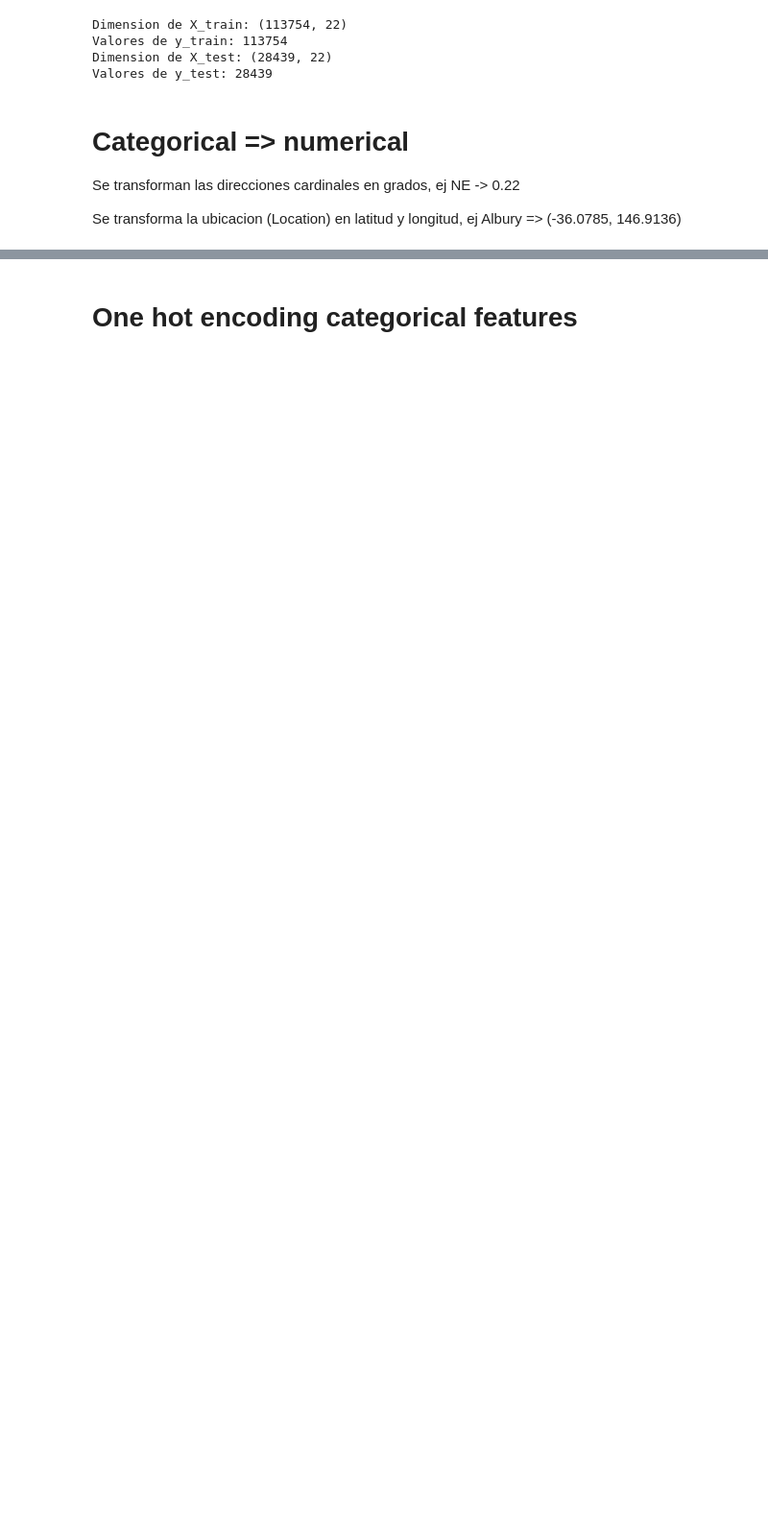
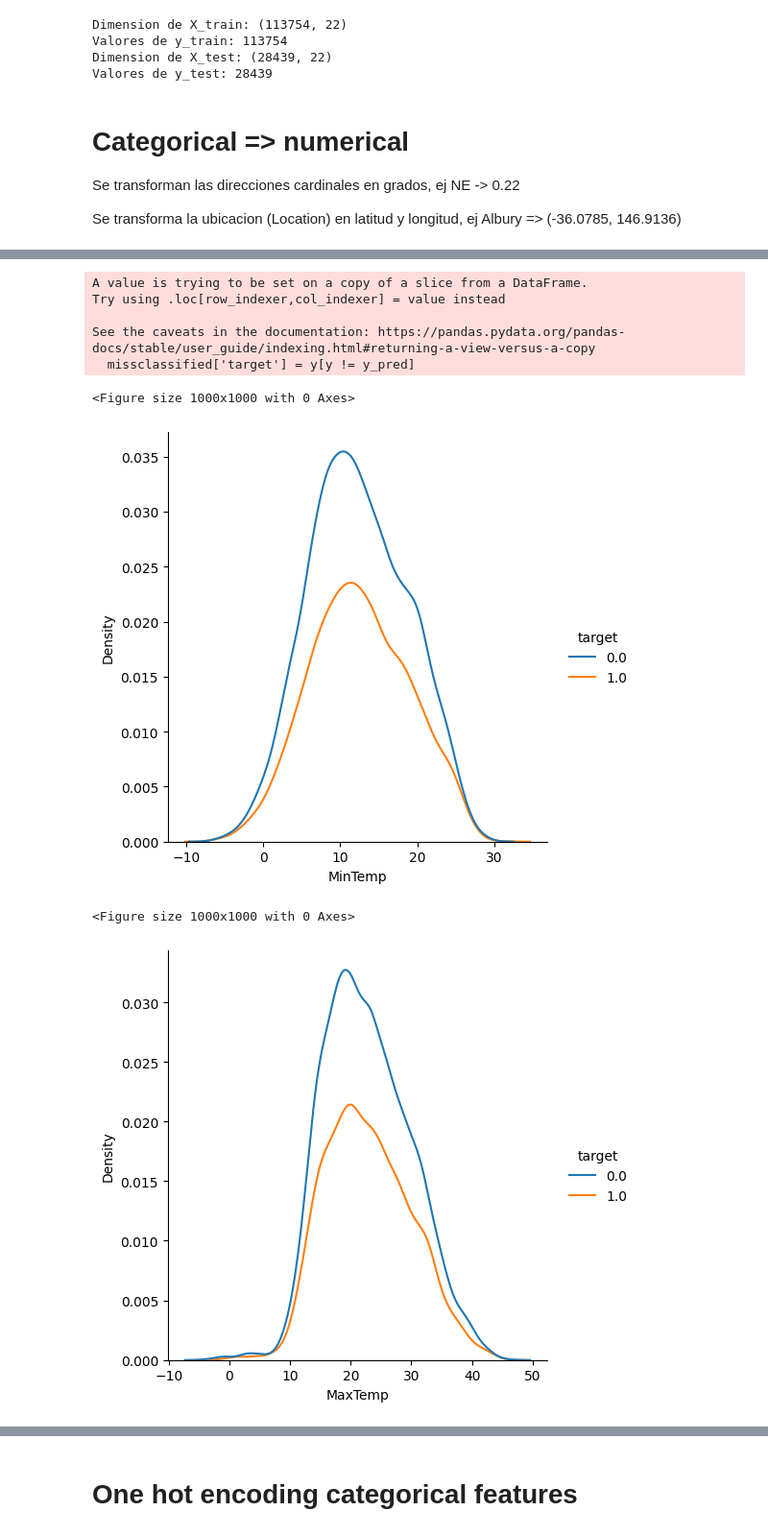
Before and after one commit to LeoCenturion/rain-in-australia, a Jupyter notebook: models/logistic-reg.ipynb, the cells around one changed output, grey strips where cells are left out. Shown at 96% size. Cells and saved outputs as stored; diff of their text form; code cells hidden in the pictures; blank space fills up the shorter version.

```diff
--- a/models/logistic-reg.ipynb
+++ b/models/logistic-reg.ipynb
@@ -124,19 +121,21 @@ num_minmax_logit =  Pipeline(steps = [
     ("drop_date_location", DropColumnsTransformer(columns=["Date","Location"])),
     ("scaler", MinMaxScaler()),
     ("logistic_regression", LogisticRegression())
-])
+], memory="pipeline_cache")
 
 
 parameters = {
     'scaler': [MinMaxScaler(), StandardScaler()],
-    'logistic_regression__class_weight':['balanced', {1: '0.25', 0: '0.75'}],
+    'logistic_regression__class_weight':['balanced', {1: 0.60, 0: 0.40}, {1: 0.75, 0: 0.25}, {1: 0.85, 0: 0.15}, {1: 0.95, 0: 0.05}, None],
     'logistic_regression__penalty':['l2']
 }
 
 clf = GridSearchCV(num_minmax_logit, param_grid = parameters, cv = 5, scoring = 'f1', verbose = 1, n_jobs=12)
 
-x,y = sample(X_train, y_train, sample=0.1)
-gs_fitted = load_or_fit(clf, x, y, name="num-minmax-logit", force=True)
+x,y = sample(X_train, y_train, sample=1)
+gs_fitted = load_or_fit(clf, x, y, name="num-minmax-logit")
+y_pred = gs_fitted.predict(X_train)
+report_results(y_train, y_pred)
 print(gs_fitted.best_params_)
 print(gs_fitted.best_score_)
 # %% [output]
@@ -164,0 +170,28 @@ weighted avg       0.76      0.70      0.72    113754
+# %%
+num_minmax_logit_preproc =  Pipeline(steps = [
+    ("date_expander", ExpandDateTransformer()),
+    ("imputer", HierarchicalImputer()),
+    ("rain_today", RainTodayTransformer()),
+    ("coordinates", CoordinateTransformer(coordinates.drop_duplicates(subset="Location"), city_coords)),
+    ("wind_direction", WindDirectionTransformer()),
+    ("drop_directions", DropColumnsTransformer(columns=["WindGustDir", "WindDir9am", "WindDir3pm"])),
+    ("drop_date_location", DropColumnsTransformer(columns=["Date","Location"])),
+], memory="pipeline_cache")
+x_t = num_minmax_logit_preproc.fit_transform(x)
+# %%
+missclassified = x_t[(y_pred != y).reset_index(drop=True)]
+missclassified['target'] = y[y != y_pred]
+for c in x_t.columns:
+  plt.figure(figsize=(10,10))
+  sns.displot(data=missclassified, x=c, hue='target', kind="kde")
+  plt.show()
+# %% [output]
+A value is trying to be set on a copy of a slice from a DataFrame.
+Try using .loc[row_indexer,col_indexer] = value instead
+
+See the caveats in the documentation: https://pandas.pydata.org/pandas-docs/stable/user_guide/indexing.html#returning-a-view-versus-a-copy
+  missclassified['target'] = y[y != y_pred]
+<Figure size 1000x1000 with 0 Axes>
+[figure, added]
+<Figure size 1000x1000 with 0 Axes>
+[figure, added]
```
Also changed, not shown: parts of 28 cells of this notebook, 1 other file.
